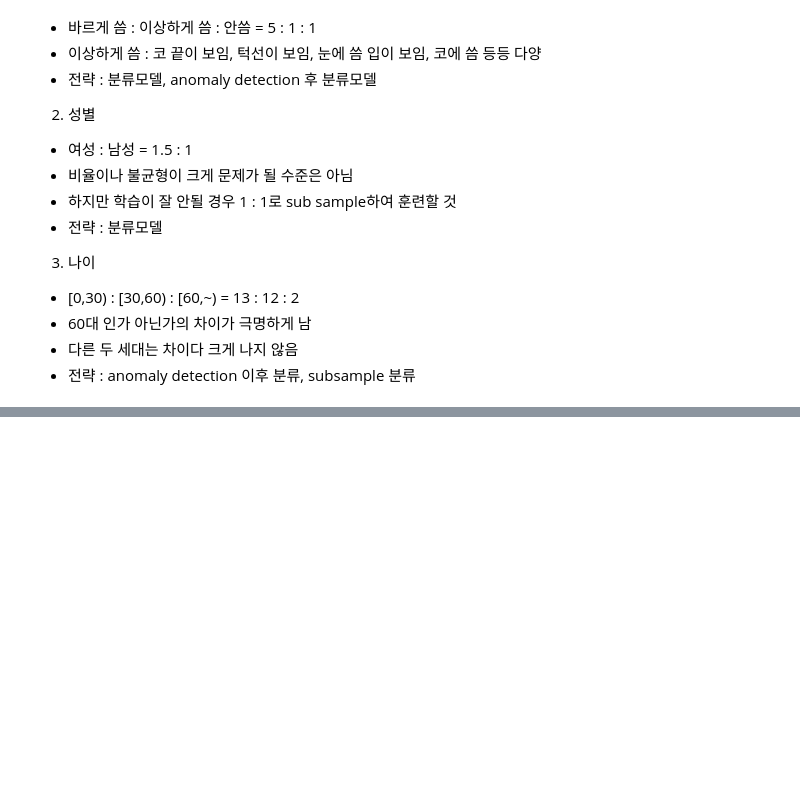
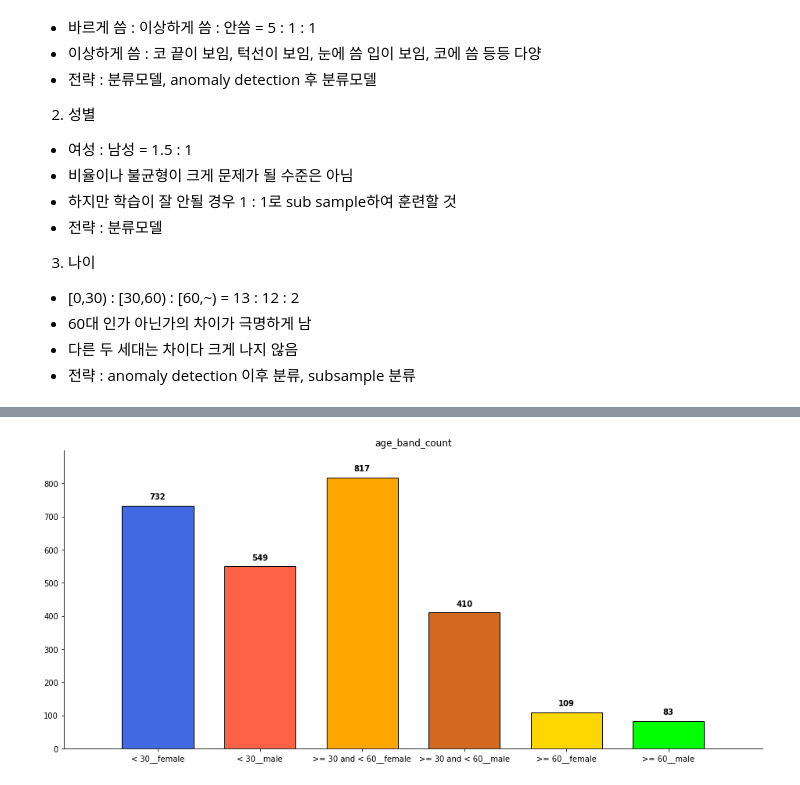
Before and after one commit to boostcampaitech2/image-classification-level1-02, a Jupyter notebook: mask_dataset_V100_server/EDA.ipynb, the cells around one changed output, grey strips where cells are left out. Drawn from its saved outputs; the diff is of its cells as text; code cells hidden in the pictures; blank space fills up the shorter version.

```diff
--- a/mask_dataset_V100_server/EDA.ipynb
+++ b/mask_dataset_V100_server/EDA.ipynb
@@ -376,0 +432,12 @@ plt.show()
+# %%
+df["total_label"] = None
+
+for i in range(3):
+    for j in range(2):
+        age_label = df["age_band"].unique()[i]
+        gender_label = df["gender"].unique()[j]
+        df.loc[
+            (df["age_band"] == age_label) & \
+            (df["gender"] == gender_label),
+            "total_label"
+        ] = age_label + "__" + gender_label
@@ -376,0 +453,3 @@ plt.show()
+# %%
+total_label_count = df.groupby("total_label").count()["id"]
+total_label_count
@@ -376,0 +465,30 @@ plt.show()
+# %%
+fig, ax = plt.subplots(1, 1, figsize = (16,7))
+
+ax.bar(
+    total_label_count.index,
+    total_label_count,
+    width = 0.7,
+    color = ["royalblue","tomato","orange","chocolate","gold","lime"],
+    edgecolor = "black"
+)
+
+ax.spines["top"].set_visible(False)
+ax.spines["right"].set_visible(False)
+
+ax.margins(0.1,0.1)
+
+ax.set_title("age_band_count")
+
+for idx, value in zip(total_label_count.index, total_label_count):
+    ax.text(
+        idx,
+        value + 20,
+        s = value,
+        ha = "center",
+        fontweight = "bold"
+    )
+
+plt.show()
+# %% [output]
+[figure, added]
```
Also changed, not shown: parts of 17 cells of this notebook, 14 other files.
